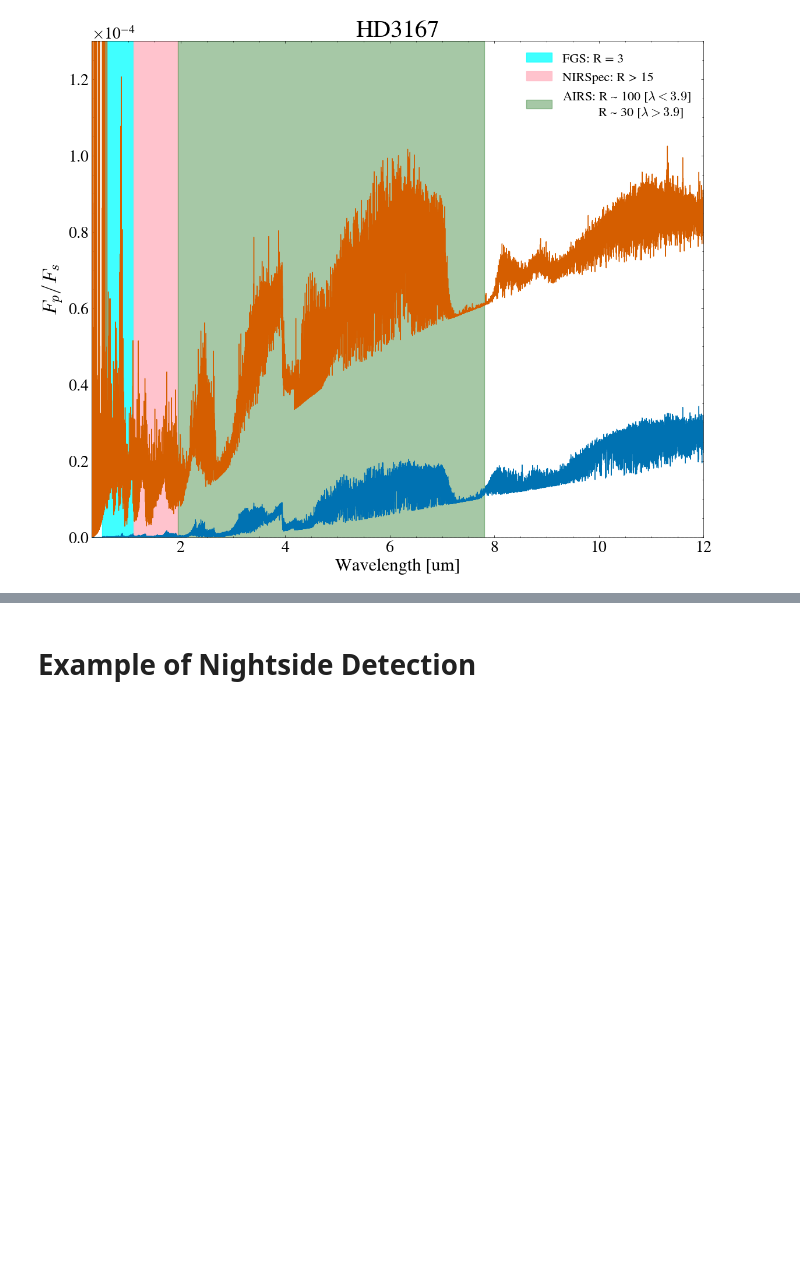
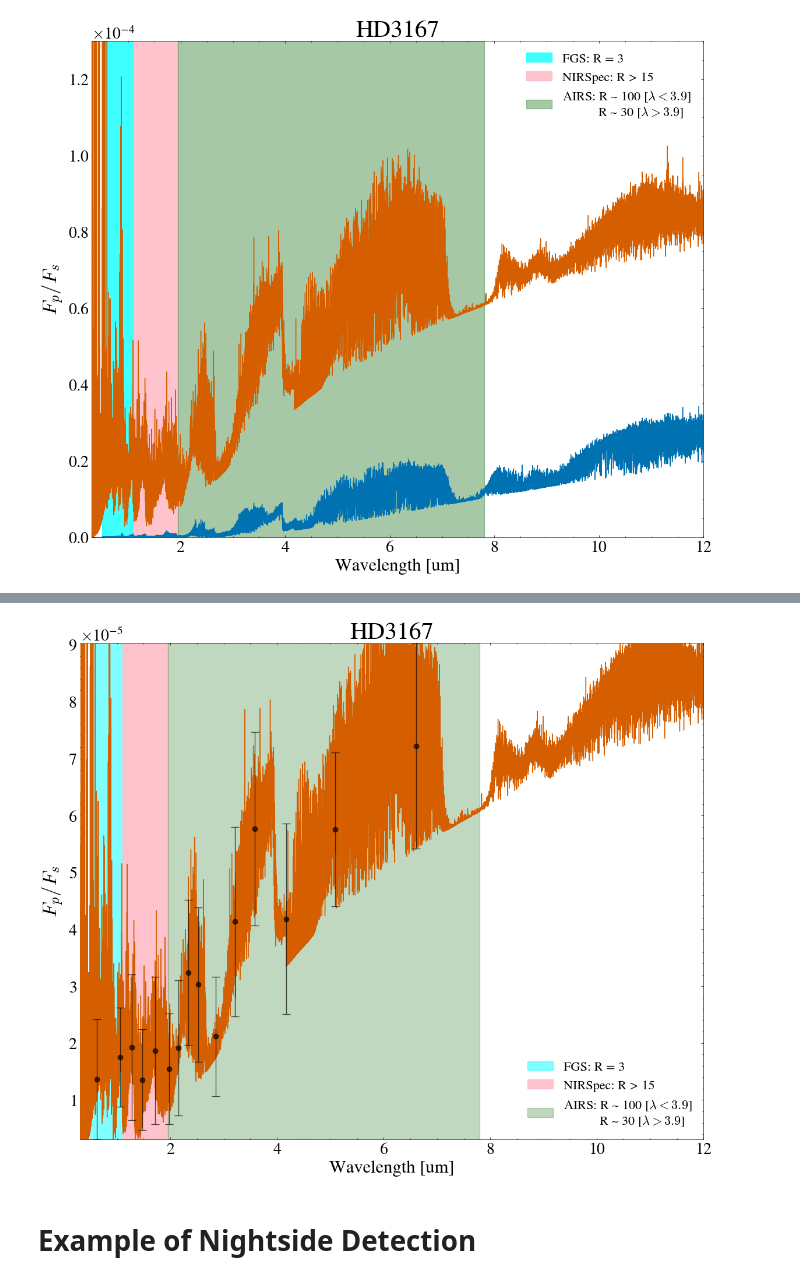
Before and after one commit to lorlo9999/MasterThesis, a Jupyter notebook: thesis-plots.ipynb, the cells around one changed output, grey strips where cells are left out. Drawn from its saved outputs; the diff is of its cells as text; code cells hidden in the pictures; blank space fills up the shorter version.

```diff
--- a/thesis-plots.ipynb
+++ b/thesis-plots.ipynb
@@ -1145,3 +1145,95 @@ for folder in os.listdir(f"PLANETS/{name}/"):
+# %%
+# ── Same emission spectrum with optimised binning applied ─────────────────────
+import ast as _ast
+
+# Load binning indices for this planet/simulation
+_em_idx_csv  = f'PLANETS/{name}/{os.path.basename(simulation_folder)}_binning_indices.csv'
+_em_idx_data = pd.read_csv(_em_idx_csv)
+_em_l1 = _ast.literal_eval(_em_idx_data['Indices_l1'].iloc[0])
+_em_l2 = _ast.literal_eval(_em_idx_data['Indices_l2'].iloc[0])
+_em_l3 = _ast.literal_eval(_em_idx_data['Indices_l3'].iloc[0])
+
+_em_eclipses = int(_em_idx_data['Observations'].iloc[0])
+_em_yerr     = noise / np.sqrt(_em_eclipses) * sigma
+
+# output is (wl_array, flux_array, ...) from fb.bindown() in the cell above
+# bindown_multiple expects this full tuple as its first argument
+
+# --- Apply L1 binning ---
+_em_pts_l1  = [(wl[i], wb[i], wl[j], wb[j]) for i, j in _em_l1]
+_em_used_l1 = {k for pair in _em_l1 for k in pair}
+_em_res1    = bindown_multiple(output, noise, wl, output[1], _em_eclipses, name, *_em_pts_l1)
+
+_em_combined = []
+for k in range(len(wl)):
+    if k not in _em_used_l1:
+        _em_combined.append((wl[k], wb[k], output[1][k], _em_yerr[k]))
+for out in _em_res1:
+    _em_combined.append((out[2], out[5], out[3], out[4]))
+_em_combined.sort(key=lambda x: x[0])
+
+# --- Apply L2 binning ---
+_em_pts_l2  = [(_em_combined[i][0], _em_combined[i][1], _em_combined[j][0], _em_combined[j][1])
+               for i, j in _em_l2]
+_em_used_l2 = {k for pair in _em_l2 for k in pair}
+_em_res2    = bindown_multiple(output, noise, wl, output[1], _em_eclipses, name, *_em_pts_l2)
+
+_em_combined_l2 = []
+for k, keep in enumerate([i not in _em_used_l2 for i in range(len(_em_combined))]):
+    if keep:
+        _em_combined_l2.append(_em_combined[k])
+for out in _em_res2:
+    _em_combined_l2.append((out[2], out[5], out[3], out[4]))
+_em_combined_l2.sort(key=lambda x: x[0])
+
+# --- Apply L3 binning ---
+_em_pts_l3  = [(_em_combined_l2[i][0], _em_combined_l2[i][1], _em_combined_l2[j][0], _em_combined_l2[j][1])
+               for i, j in _em_l3]
+_em_used_l3 = {k for pair in _em_l3 for k in pair}
+_em_res3    = bindown_multiple(output, noise, wl, output[1], _em_eclipses, name, *_em_pts_l3)
+
+_em_final = []
+for k, keep in enumerate([i not in _em_used_l3 for i in range(len(_em_combined_l2))]):
+    if keep:
+        _em_final.append((_em_combined_l2[k][0], _em_combined_l2[k][2], _em_combined_l2[k][3]))
+for out in _em_res3:
+    _em_final.append((out[2], out[3], out[4]))
+_em_final.sort(key=lambda x: x[0])
+
+_em_wl_f  = np.array([p[0] for p in _em_final])
+_em_val_f = np.array([p[1] for p in _em_final])
+_em_err_f = np.array([p[2] for p in _em_final])
+
+# --- Plot ---
+plt.figure(figsize=(12, 10))
+plt.plot(wlgrid, fpfs, color='#D55E00', zorder=5)
+plt.ticklabel_format(axis='y', style='sci', scilimits=(0, 0))
+
+plt.axvspan(0.5,  1.1,  color='cyan',      alpha=0.5, zorder=0, label='FGS: R = 3')
+plt.axvspan(1.1,  1.95, color='pink',      alpha=0.95, zorder=0, label='NIRSpec: R > 15')
+plt.axvspan(1.95, 7.8,  color='darkgreen', alpha=0.25, zorder=0,
+            label=r'AIRS: R ~ 100 [$\lambda<3.9$]' + '\n' + r'           R ~ 30 [$\lambda>3.9$]')
+
+plt.errorbar(_em_wl_f, _em_val_f, yerr=_em_err_f,
+             capsize=5, fmt='o', color='black', alpha=0.67, zorder=6)
+
+_y_all = np.concatenate([_em_val_f + _em_err_f, _em_val_f - _em_err_f])
+_pad   = 0.0001 * (_y_all.max() - _y_all.min())
+plt.ylim(_y_all.min() - _pad, _y_all.max() + _pad)
+
+plt.ticklabel_format(axis='y', style='sci', scilimits=(0, 0))
+plt.xlabel('Wavelength [um]')
+plt.ylabel(r'$F_p/F_s$', fontsize=25)
+plt.xlim(0.3, 12)
+plt.hlines(y=0, xmin=-1, xmax=12, color='black', linestyle='--', alpha=0.5)
+plt.title(f'{name}', fontsize=30)
+plt.legend(loc='lower right')
+plt.grid(False)
+plt.tight_layout()
+savefig(f'thesis-plots/{name}_emission_comparison_optimised_binning.pdf', format='pdf')
+plt.show()
+# %% [output]
+[figure, added]
 # %% [markdown]
 # Example of Nightside Detection
 # %%
```
Also changed, not shown: parts of 5 cells of this notebook, 2 other files.
